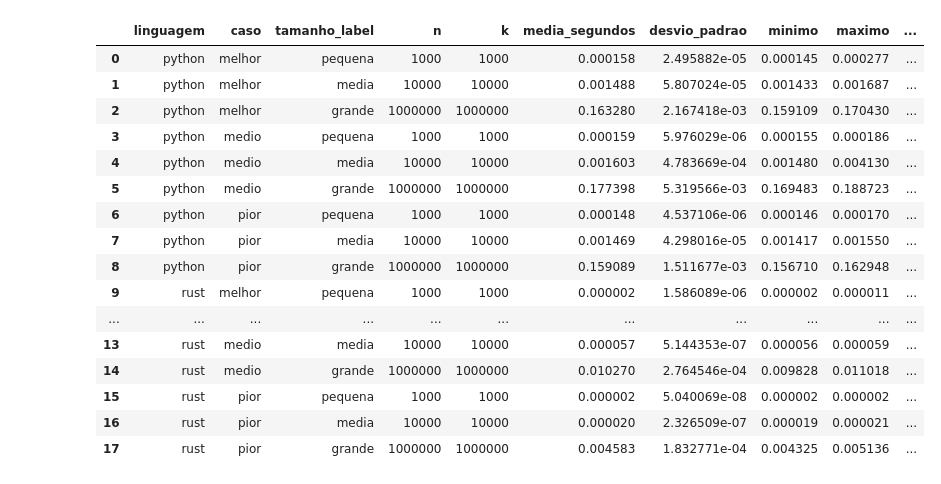
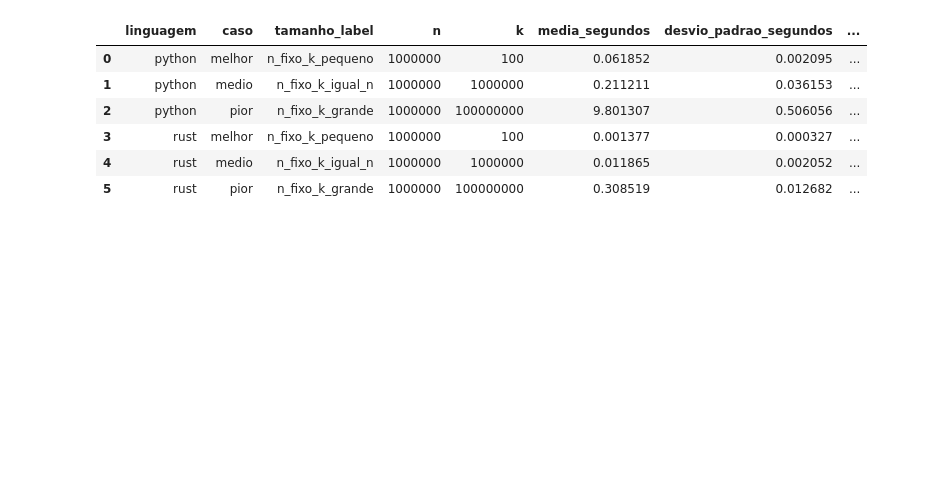
Before and after one commit to Fyre-Flye/Equipe7_TCB, a Jupyter notebook: analise/notebooks/padronizacao_graficos_executado.ipynb, the cells around one changed output. Cells and saved outputs as stored; diff of their text form; code cells hidden in the pictures; blank space fills up the shorter version.

```diff
--- a/analise/notebooks/padronizacao_graficos_executado.ipynb
+++ b/analise/notebooks/padronizacao_graficos_executado.ipynb
@@ -21,6 +18,7 @@ sns.set_theme(style="whitegrid", context="notebook")
 plt.rcParams["figure.figsize"] = (10, 6)
 plt.rcParams["axes.titlesize"] = 14
 plt.rcParams["axes.labelsize"] = 12
+plt.rcParams["figure.dpi"] = 120
 
 
 def localizar_raiz_projeto():
@@ -42,10 +40,12 @@ plots_dir.mkdir(exist_ok=True)
 
 python_csv = data_dir / "resultados_python.csv"
 rust_csv = data_dir / "resultados_rust.csv"
+input_plan_csv = data_dir / "entradas_benchmark.csv"
 
 print(f"Raiz do projeto: {project_root}")
 print(f"Lendo: {python_csv}")
 print(f"Lendo: {rust_csv}")
+print(f"Plano de entradas: {input_plan_csv}")
 # %% [output]
 Raiz do projeto: C:\Users\gusta\OneDrive\Documentos\Equipe7_TCB
 Lendo: C:\Users\gusta\OneDrive\Documentos\Equipe7_TCB\analise\dados\resultados_python.csv
@@ -78,35 +104,26 @@ Todas as execucoes ordenaram corretamente? True
 # %%
 resumo = (
     df.groupby(["linguagem", "caso", "tamanho_label", "n", "k"], observed=True)
     .agg(
         media_segundos=("tempo_segundos", "mean"),
-        desvio_padrao=("tempo_segundos", "std"),
-        minimo=("tempo_segundos", "min"),
-        maximo=("tempo_segundos", "max"),
+        desvio_padrao_segundos=("tempo_segundos", "std"),
+        minimo_segundos=("tempo_segundos", "min"),
+        maximo_segundos=("tempo_segundos", "max"),
         execucoes=("tempo_segundos", "count"),
         complexidade_teorica=("complexidade_teorica", "first"),
     )
     .reset_index()
 )
-resumo["velocidade_elementos_por_segundo"] = resumo["n"] / resumo["media_segundos"]
 
+resumo["coeficiente_variacao"] = resumo["desvio_padrao_segundos"] / resumo["media_segundos"]
 resumo.to_csv(tables_dir / "resumo_tempos.csv", index=False)
+input_plan.to_csv(tables_dir / "plano_entradas_benchmark.csv", index=False)
 resumo
 # %% [output]
-|  | linguagem | caso | tamanho_label | n | k | media_segundos | desvio_padrao | minimo | maximo | ... |
-| 0 | python | melhor | pequena | 1000 | 1000 | 0.000158 | 2.495882e-05 | 0.000145 | 0.000277 | ... |
-| 1 | python | melhor | media | 10000 | 10000 | 0.001488 | 5.807024e-05 | 0.001433 | 0.001687 | ... |
-| 2 | python | melhor | grande | 1000000 | 1000000 | 0.163280 | 2.167418e-03 | 0.159109 | 0.170430 | ... |
-| 3 | python | medio | pequena | 1000 | 1000 | 0.000159 | 5.976029e-06 | 0.000155 | 0.000186 | ... |
-| 4 | python | medio | media | 10000 | 10000 | 0.001603 | 4.783669e-04 | 0.001480 | 0.004130 | ... |
-| 5 | python | medio | grande | 1000000 | 1000000 | 0.177398 | 5.319566e-03 | 0.169483 | 0.188723 | ... |
-| 6 | python | pior | pequena | 1000 | 1000 | 0.000148 | 4.537106e-06 | 0.000146 | 0.000170 | ... |
-| 7 | python | pior | media | 10000 | 10000 | 0.001469 | 4.298016e-05 | 0.001417 | 0.001550 | ... |
-| 8 | python | pior | grande | 1000000 | 1000000 | 0.159089 | 1.511677e-03 | 0.156710 | 0.162948 | ... |
-| 9 | rust | melhor | pequena | 1000 | 1000 | 0.000002 | 1.586089e-06 | 0.000002 | 0.000011 | ... |
-| ... | ... | ... | ... | ... | ... | ... | ... | ... | ... | ... |
-| 13 | rust | medio | media | 10000 | 10000 | 0.000057 | 5.144353e-07 | 0.000056 | 0.000059 | ... |
-| 14 | rust | medio | grande | 1000000 | 1000000 | 0.010270 | 2.764546e-04 | 0.009828 | 0.011018 | ... |
-| 15 | rust | pior | pequena | 1000 | 1000 | 0.000002 | 5.040069e-08 | 0.000002 | 0.000002 | ... |
-| 16 | rust | pior | media | 10000 | 10000 | 0.000020 | 2.326509e-07 | 0.000019 | 0.000021 | ... |
-| 17 | rust | pior | grande | 1000000 | 1000000 | 0.004583 | 1.832771e-04 | 0.004325 | 0.005136 | ... |
+|  | linguagem | caso | tamanho_label | n | k | media_segundos | desvio_padrao_segundos | ... |
+| 0 | python | melhor | n_fixo_k_pequeno | 1000000 | 100 | 0.061852 | 0.002095 | ... |
+| 1 | python | medio | n_fixo_k_igual_n | 1000000 | 1000000 | 0.211211 | 0.036153 | ... |
+| 2 | python | pior | n_fixo_k_grande | 1000000 | 100000000 | 9.801307 | 0.506056 | ... |
+| 3 | rust | melhor | n_fixo_k_pequeno | 1000000 | 100 | 0.001377 | 0.000327 | ... |
+| 4 | rust | medio | n_fixo_k_igual_n | 1000000 | 1000000 | 0.011865 | 0.002052 | ... |
+| 5 | rust | pior | n_fixo_k_grande | 1000000 | 100000000 | 0.308519 | 0.012682 | ... |
```
Also changed, not shown: parts of 31 cells of this notebook, 48 other files.
